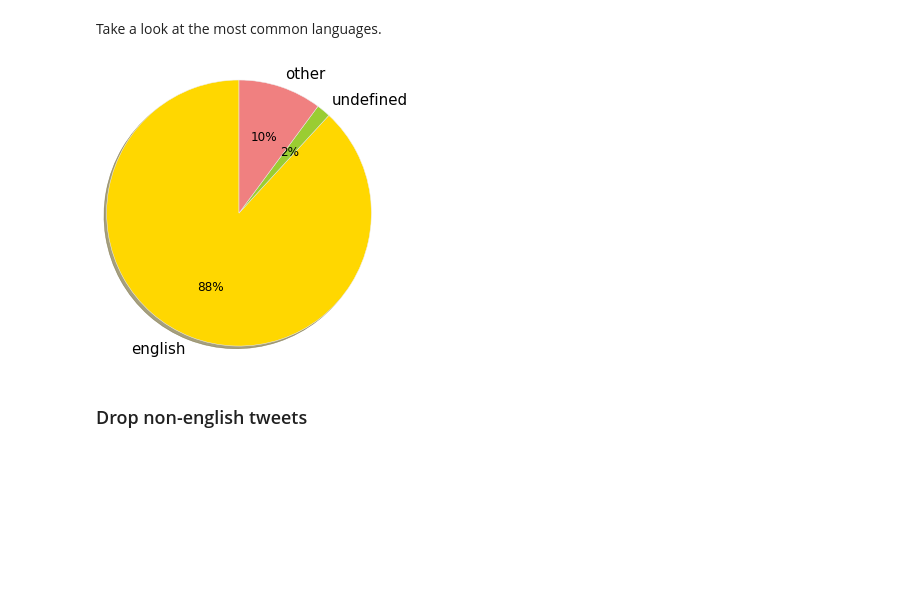
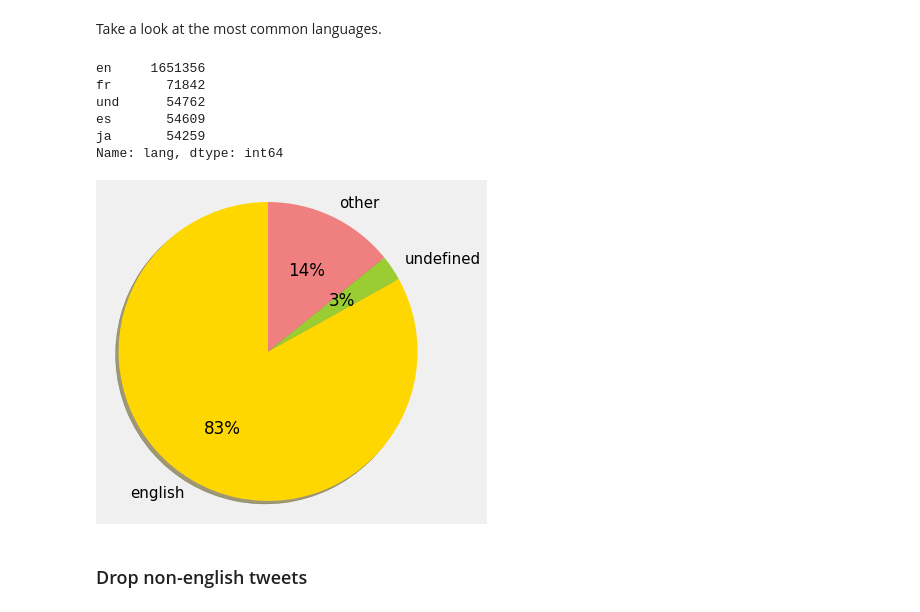
Before and after one commit to neocortex/iot-tweets-analysis, a Jupyter notebook: iot-tweets-analysis.ipynb, the cells around one changed output. Cells and saved outputs as stored; diff of their text form; code cells hidden in the pictures; blank space fills up the shorter version.

```diff
--- a/iot-tweets-analysis.ipynb
+++ b/iot-tweets-analysis.ipynb
@@ -23,7 +23,7 @@ from wordcloud import WordCloud
 import preprocess
 
 %matplotlib inline
-pl.style.use('ggplot')
+pl.style.use('fivethirtyeight')
 # %% [markdown]
 ### Load data
 # %% [markdown]
@@ -58,7 +58,7 @@ df.to_pickle('tweets_preprocessed.pkl')
 # %% [markdown]
 Display the perdiod in which the tweets were recorded.
 # %%
-# df = pd.read_pickle('tweets_preprocessed.pkl')
+df = pd.read_pickle('tweets_preprocessed.pkl')
 # %%
 from_date = datetime.fromtimestamp(int(df.timestamp.min()) / 1000)
 to_date = datetime.fromtimestamp(int(df.timestamp.max()) / 1000)
@@ -156,0 +159,2 @@ pl.savefig('top10_users.png')
+# %%
+df_no_rt = df[~df.text.apply(lambda x: x.startswith('rt'))]
@@ -161,5 +181,14 @@ Take a look at the most common languages.
+# %%
+df.lang.value_counts()[:5]
+# %% [output]
+en     1651356
+fr       71842
+und      54762
+es       54609
+ja       54259
+Name: lang, dtype: int64
 # %%
-lang_counts = df.lang.value_counts(normalize=True)
+lang_counts = df_no_rt.lang.value_counts(normalize=True)
 # %%
 en = lang_counts.en
 und = lang_counts.und
@@ -168,21 +197,21 @@ other = lang_counts.drop(['en', 'und']).sum()
 labels = ['english', 'undefined', 'other']
 values = [en, und, other]
 # %%
-fig, ax = pl.subplots(1, figsize=(4, 4))
+fig, ax = pl.subplots(1, figsize=(5, 5))
 
 patches, texts, autotexts = ax.pie(values, labels=labels, autopct='%1.0f%%',
        shadow=True, startangle=90, colors=[
         'gold', 'yellowgreen', 'lightcoral', 'lightskyblue'])
 [text.set_fontsize(15) for text in texts]
 for t in autotexts:
     t.set_size('large')
 
 ax.axis('equal')
 
 pl.tight_layout()
 pl.savefig('top_languages.png',  bbox_inches='tight')
 # %% [output]
-[figure, old version]
+[figure, new version]
 # %% [markdown]
 ### Drop non-english tweets
 # %% [markdown]
```
Also changed, not shown: parts of 11 cells of this notebook.
